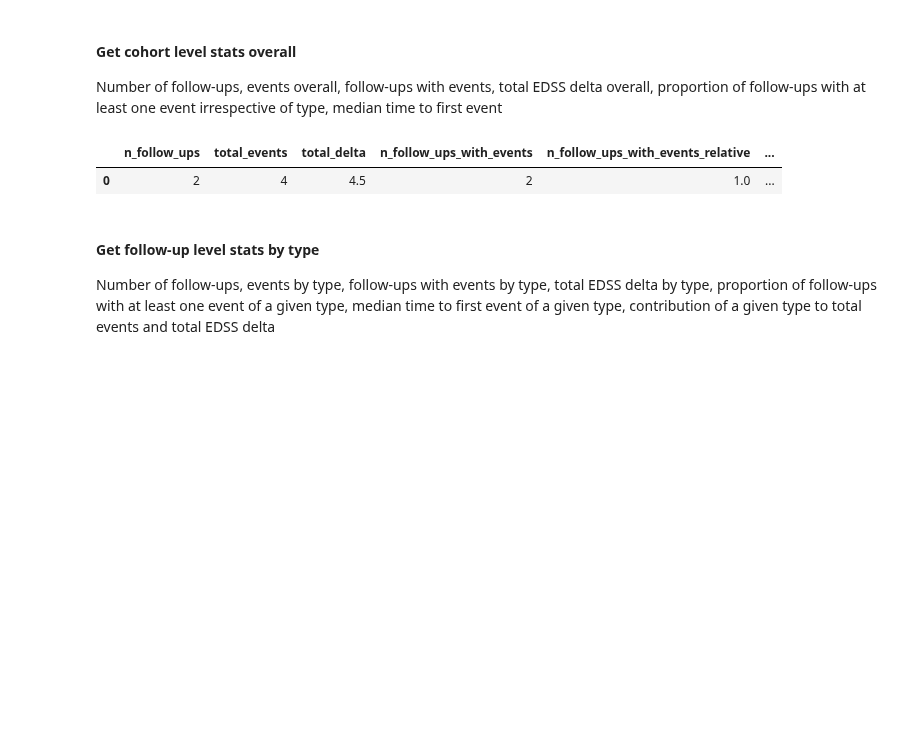
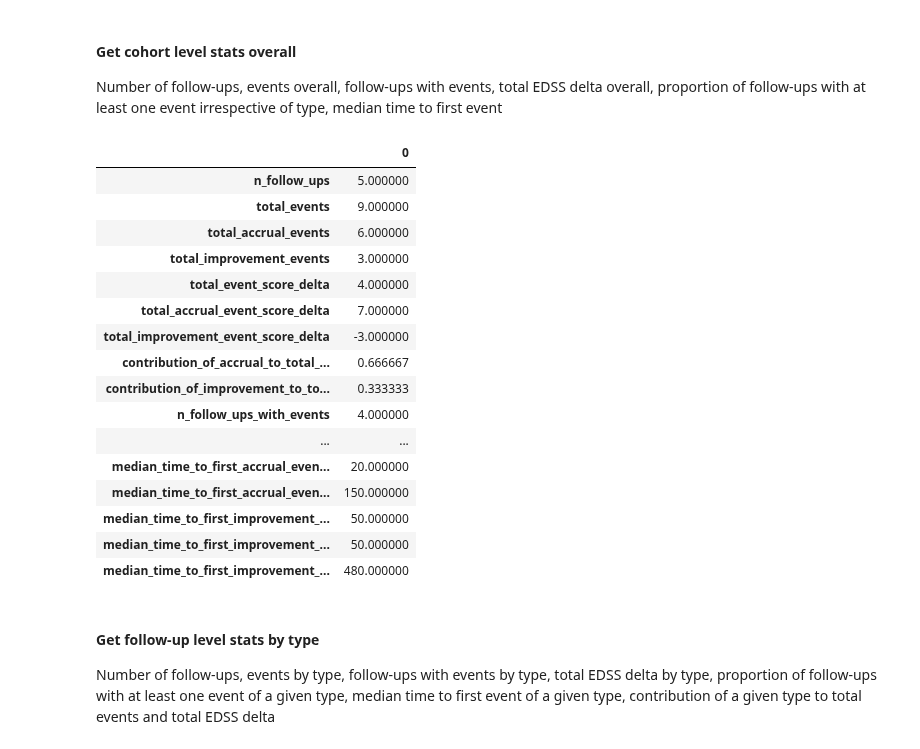
Before and after one commit to drstrupf/multiple-sclerosis-disability-progression, a Jupyter notebook: tutorial_new_annotation_modes.ipynb, the cells around one changed output. Drawn from its saved outputs; the diff is of its cells as text; code cells hidden in the pictures; blank space fills up the shorter version.

```diff
--- a/tutorial_new_annotation_modes.ipynb
+++ b/tutorial_new_annotation_modes.ipynb
@@ -224,36 +222,32 @@ plt.show()
 ### Instantiate the evaluation class
 Since we used the default column names from the annotation class, we don't need to supply any arguments.
 # %%
-Eval = evaluation.EDSSProgressionEvaluation()
+Eval = evaluation.EDSSAnnotationEvaluation()
 # %% [markdown]
 ### Individual follow-up
 Annotate the events in the example dataframes first.
 # %% [markdown]
 #### First example
 # %%
-example_follow_up_df_annotated = Annot.add_progression_events_to_follow_up(
+example_follow_up_df_annotated = Annot.add_event_annotation_to_follow_up(
     follow_up_dataframe=example_follow_up_df,
     relapse_timestamps=example_relapse_timestamps,
 )
 # %% [markdown]
 #### Streamlit example
 # %%
-example_follow_up_df_2_annotated = edssprogression.EDSSProgression(
-    opt_baseline_type="roving",
-    opt_roving_reference_require_confirmation=True,
-    opt_roving_reference_confirmation_time=0.5,
+example_follow_up_df_2_annotated = edssannotation.EDSSAnnotation(
+    annotation_mode="symmetric",
+    undefined_events_annotation_mode="all",
+    opt_baseline_type="fixed",
     opt_raw_before_relapse_max_time=30,
     opt_raw_after_relapse_max_time=30,
     opt_max_score_that_requires_plus_1=5.0,
     opt_require_confirmation=True,
     opt_confirmation_time=0.5,
-).add_progression_events_to_follow_up(
+).add_event_annotation_to_follow_up(
     follow_up_dataframe=example_follow_up_df_2,
-    relapse_timestamps=[
-        40,
-        200,
-        530,
-    ],
+    relapse_timestamps=example_relapse_timestamps_2,
 )
 # %% [markdown]
 #### Get follow-up level stats overall
@@ -362,17 +425,32 @@ Number of follow-ups, events overall, follow-ups with events, total EDSS delta o
 # %%
 Eval.get_cohort_stats(
     stats_by_follow_up=Eval.get_follow_up_stats(
-        annotated_follow_ups=multiple_follow_ups_annotated,
+        annotated_follow_ups=multiple_follow_ups_annotated_extended,
         get_stats_by_type=False,
         id_columns=["follow_up_id"],
     ),
     get_stats_by_type=False,
     follow_up_id_column="follow_up_id",
-    groupby_columns=[],
-)
+    groupby_columns=None,
+).T
 # %% [output]
-|  | n_follow_ups | total_events | total_delta | n_follow_ups_with_events | n_follow_ups_with_events_relative | ... |
-| 0 | 2 | 4 | 4.5 | 2 | 1.0 | ... |
+|  | 0 |
+| n_follow_ups | 5.000000 |
+| total_events | 9.000000 |
+| total_accrual_events | 6.000000 |
+| total_improvement_events | 3.000000 |
+| total_event_score_delta | 4.000000 |
+| total_accrual_event_score_delta | 7.000000 |
+| total_improvement_event_score_delta | -3.000000 |
+| contribution_of_accrual_to_total_... | 0.666667 |
+| contribution_of_improvement_to_to... | 0.333333 |
+| n_follow_ups_with_events | 4.000000 |
+| ... | ... |
+| median_time_to_first_accrual_even... | 20.000000 |
+| median_time_to_first_accrual_even... | 150.000000 |
+| median_time_to_first_improvement_... | 50.000000 |
+| median_time_to_first_improvement_... | 50.000000 |
+| median_time_to_first_improvement_... | 480.000000 |
 # %% [markdown]
 #### Get follow-up level stats by type
 Number of follow-ups, events by type, follow-ups with events by type, total EDSS delta by type, proportion of follow-ups with at least one event of a given type, median time to first event of a given type, contribution of a given type to total events and total EDSS delta
```
Also changed, not shown: parts of 32 cells of this notebook, 1 other file.
